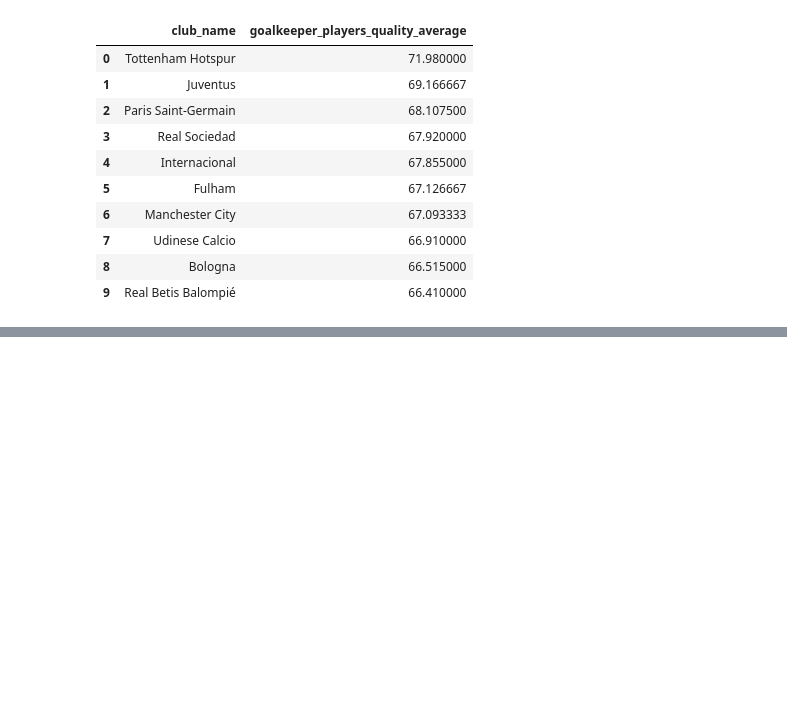
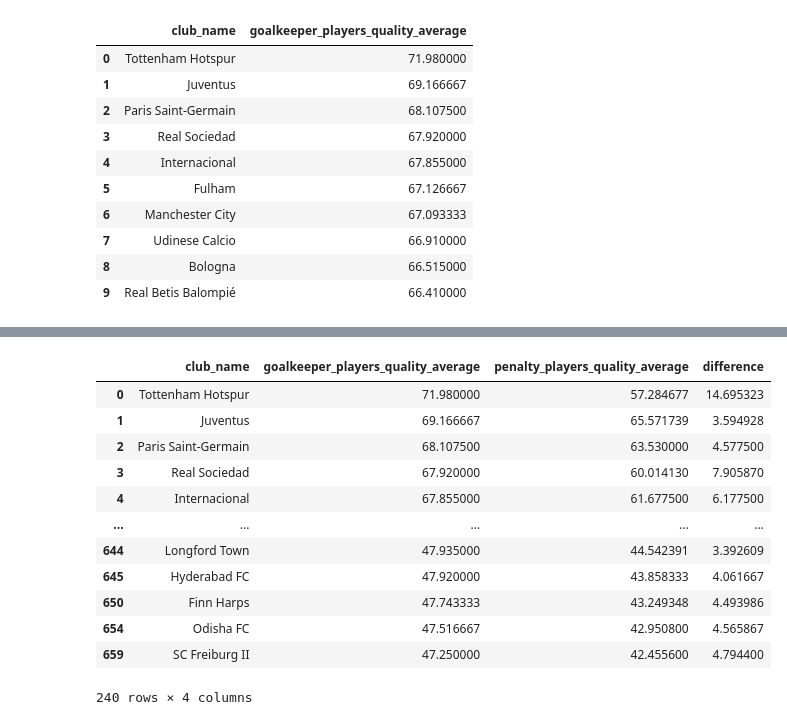
Before and after one commit to Illidan777/data-science-models, a Jupyter notebook: football_player_position_classifier/BIA.ipynb, the cells around one changed output, grey strips where cells are left out. Saved outputs shown, nothing was run; the diff lists cells and outputs as text; code cells hidden in the pictures; blank space fills up the shorter version.

Commit message:
completed 13. (football_player_position_classifier)

```diff
--- a/football_player_position_classifier/BIA.ipynb
+++ b/football_player_position_classifier/BIA.ipynb
@@ -476,0 +547,20 @@ read_sql_to_data_frame(goalkeepers_query + 'LIMIT 10')
+# %%
+diff_between_gk_and_pt = pt_gk_stat_df
+diff_between_gk_and_pt['difference'] = pt_gk_stat_df['goalkeeper_players_quality_average'] - pt_gk_stat_df['penalty_players_quality_average']
+threshold = diff_between_gk_and_pt['difference'].mean() * 2
+
+diff_between_gk_and_pt[diff_between_gk_and_pt['difference'] > threshold]
+# %% [output]
+|  | club_name | goalkeeper_players_quality_average | penalty_players_quality_average | difference |
+| 0 | Tottenham Hotspur | 71.980000 | 57.284677 | 14.695323 |
+| 1 | Juventus | 69.166667 | 65.571739 | 3.594928 |
+| 2 | Paris Saint-Germain | 68.107500 | 63.530000 | 4.577500 |
+| 3 | Real Sociedad | 67.920000 | 60.014130 | 7.905870 |
+| 4 | Internacional | 67.855000 | 61.677500 | 6.177500 |
+| ... | ... | ... | ... | ... |
+| 644 | Longford Town | 47.935000 | 44.542391 | 3.392609 |
+| 645 | Hyderabad FC | 47.920000 | 43.858333 | 4.061667 |
+| 650 | Finn Harps | 47.743333 | 43.249348 | 4.493986 |
+| 654 | Odisha FC | 47.516667 | 42.950800 | 4.565867 |
+| 659 | SC Freiburg II | 47.250000 | 42.455600 | 4.794400 |
+240 rows × 4 columns
```
Also changed, not shown: parts of 4 cells of this notebook.
